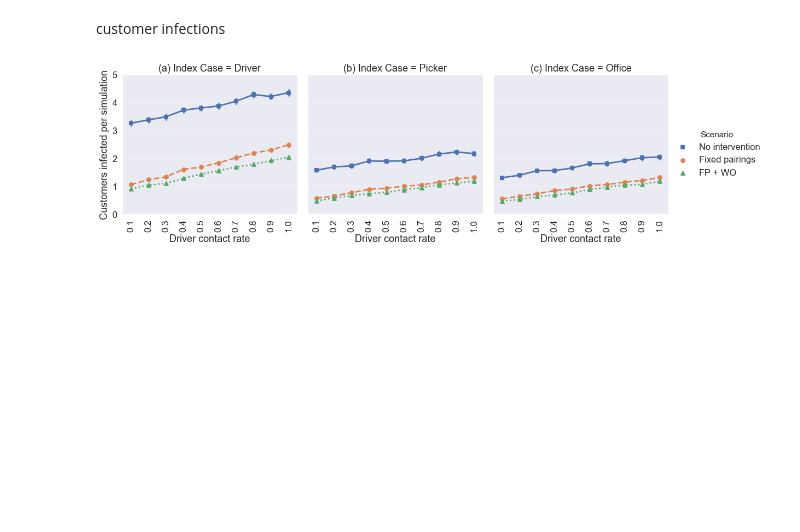
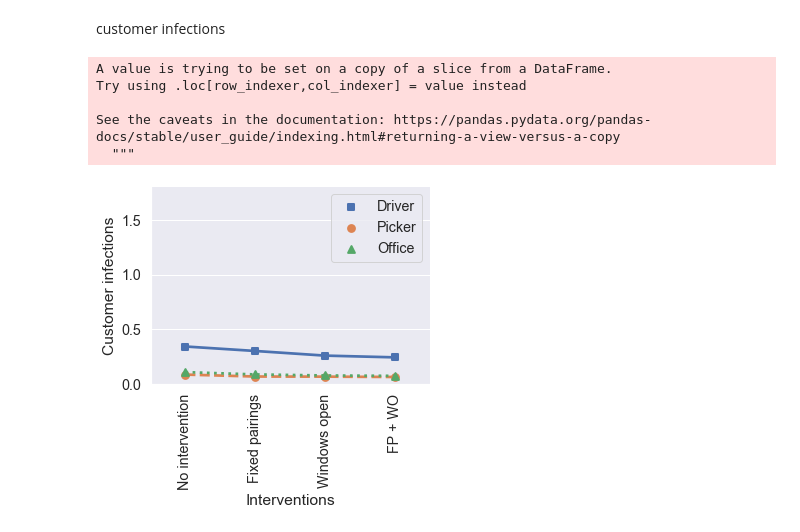
Before and after one commit to CarlWhitfield/Workplace_delivery_transmission, a Jupyter notebook: Network_workplace_model/Latest_results/plot_pairs_param_sweep.ipynb, the cells around one changed output. Saved outputs shown, nothing was run; the diff lists cells and outputs as text; code cells hidden in the pictures; blank space fills up the shorter version.

Commit message:
Plotting nbs

```diff
--- a/Network_workplace_model/Latest_results/plot_pairs_param_sweep.ipynb
+++ b/Network_workplace_model/Latest_results/plot_pairs_param_sweep.ipynb
@@ -180,0 +217,5 @@ See the caveats in the documentation: https://pandas.pydata.org/pandas-docs/stab
+# %%
+dfall['outbreak'] = (dfall['NRecovered'] > 3)
+dfall['Ninfected'] = (dfall.loc[:,'FracRecovered']*dfall.loc[:,'NStaff'] - 1)
+dfreduced = dfall.loc[lambda df: ((df['Scenario'] != 0) & \
+                      (df['NDteams'] == 3) & (df['NLteams'] == 2) &(df['NOteams'] == 1))]
@@ -226,0 +306,17 @@ figh.set(ylim=(0,2.5))
+# %%
+sns.set_color_codes()
+
+jobno = np.array(dfreduced['InfInit'].to_numpy()-1,dtype=int)
+jobs = np.array(job)
+dfreduced['Jobinit'] = jobs[jobno]
+sp = sns.catplot(x='Scenario',y='IndexCaseInfections', hue='Jobinit',data=dfreduced, kind='point',
+                 order=['No intervention','Fixed pairings','Windows open','FP + WO'],
+                 markers=["s","o","^","D"], linestyles=["-", "--",":","-."],
+                 legend=False)
+sp.set(ylim=(0,1.0),xlabel='Interventions')
+axes = sp.axes.flatten()
+axes[0].set_ylabel('Index infections')
+lab = ['a','b','c']
+sp.set_xticklabels(rotation=90)
+axes[0].legend(loc='lower left')
+plt.tight_layout()
@@ -227,18 +330,27 @@ figh.set(ylim=(0,2.5))
 # %% [markdown]
 customer infections
 # %%
-sp = sns.catplot(x='tD',y='CustomersInfectedByDrivers',col='InfInit',hue='Scenario',\
-                 data=dfreduced, kind='point', \
-                 hue_order=['No intervention','Fixed pairings','FP + WO'],
-                 markers=["s","o","^"], linestyles=["-", "--",":"],)
-sp.set(ylim=(0,5.0),xlabel='Driver contact rate')
+sns.set_color_codes()
+
+jobno = np.array(dfreduced['InfInit'].to_numpy()-1,dtype=int)
+jobs = np.array(job)
+dfreduced['Jobinit'] = jobs[jobno]
+sp = sns.catplot(x='Scenario',y='CustomersInfected', hue='Jobinit',data=dfreduced, kind='point',
+                 order=['No intervention','Fixed pairings','Windows open','FP + WO'],
+                 markers=["s","o","^","D"], linestyles=["-", "--",":","-."],
+                 legend=False)
+sp.set(ylim=(0,1.8),xlabel='Interventions')
 axes = sp.axes.flatten()
-axes[0].set_ylabel('Customers infected per simulation')
+axes[0].set_ylabel('Customer infections')
 lab = ['a','b','c']
-for i in range(3):
-    axes[i].set_title('(%s) Index Case = %s'%(lab[i],job[i]))
-sp._legend.set_title('Scenario')
 sp.set_xticklabels(rotation=90)
+axes[0].legend(loc='upper right')
+plt.tight_layout()
 sp.savefig('Customer_infections_pairs.png')
 # %% [output]
+A value is trying to be set on a copy of a slice from a DataFrame.
+Try using .loc[row_indexer,col_indexer] = value instead
+
+See the caveats in the documentation: https://pandas.pydata.org/pandas-docs/stable/user_guide/indexing.html#returning-a-view-versus-a-copy
+  """
-[figure, old version]
+[figure, new version]
```
Also changed, not shown: parts of 18 cells of this notebook, 8 other files.
